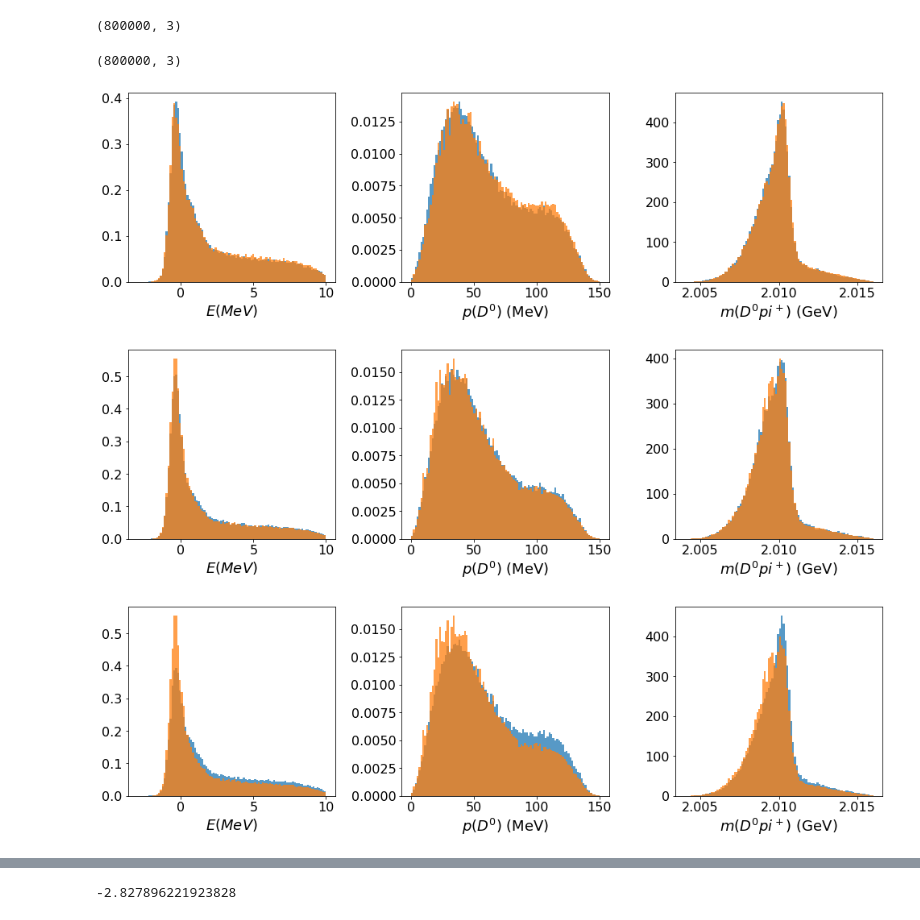
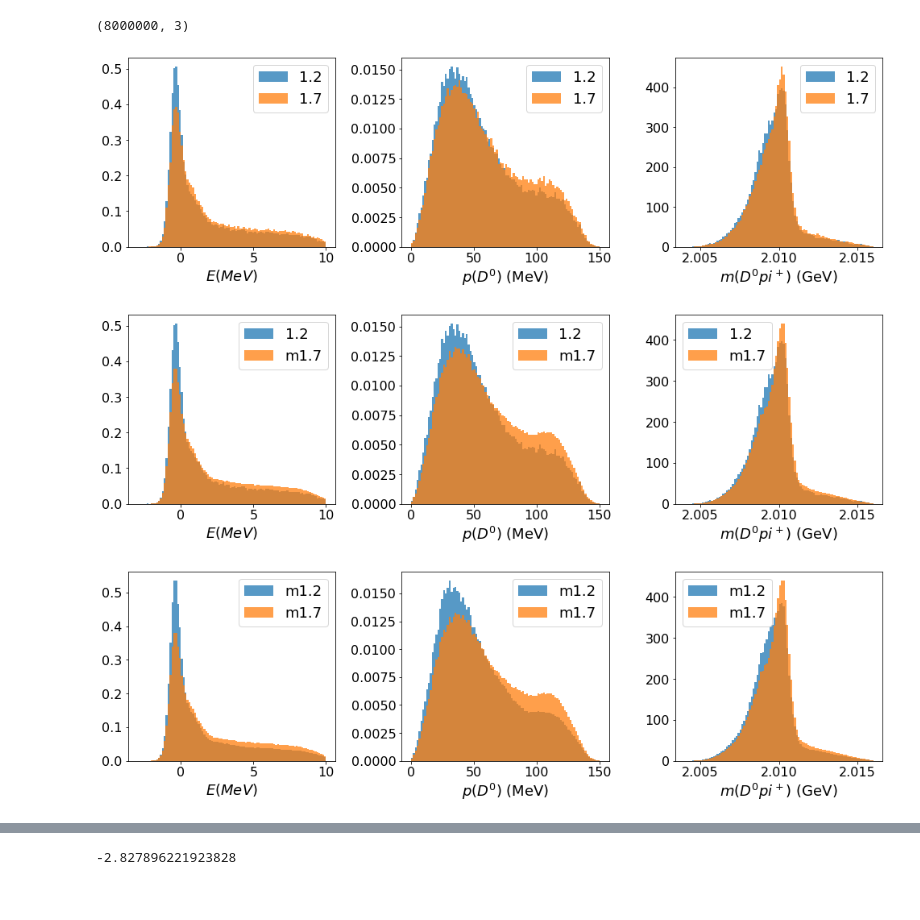
Before and after one commit to VitalyVorobyev/ddst, a Jupyter notebook: nntest.ipynb, the cells around one changed output, grey strips where cells are left out. Drawn from its saved outputs; the diff is of its cells as text; code cells hidden in the pictures.

```diff
--- a/nntest.ipynb
+++ b/nntest.ipynb
@@ -61,0 +63,3 @@ sample2.shape
+# %%
+samples = [get_sample(*p, 250)[:80000] for p in parset]
+sum(map(len, samples))
@@ -61,0 +68,6 @@ sample2.shape
+# %%
+fig, ax = plt.subplots(nrows=8, ncols=3, figsize=(14, 4.5*8))
+for idx, axrow in enumerate(ax):
+    draw_1d_projections(axrow, samples[idx], bins=100, weights=None, alpha=0.75, density=True, label=f'{1.1+idx*0.1:.1f}')
+    draw_1d_projections(axrow, samples[idx+1], bins=100, weights=None, alpha=0.75, density=True, label=f'{1.2+idx*0.1:.1f}');
+fig.tight_layout()
@@ -80,15 +101,10 @@ def norm_sample(rg, samp, mult=10):
 # %%
 rg = np.random.Generator(np.random.PCG64())
 # %%
-norm1 = norm_sample(rg, sample1, mult=10)
-norm1.shape
+norm = norm_sample(rg, samples[-1], mult=100)
+norm.shape
 # %% [output]
-(800000, 3)
+(8000000, 3)
-# %%
-norm2 = norm_sample(rg, sample2, mult=10)
-norm2.shape
-# %% [output]
-(800000, 3)
 # %%
 class NN(nn.Module):
     def apply(self, x):
@@ -154,21 +166,26 @@ model2 = read_model(*parset2, 250)
+# %%
+models = [read_model(*p, 250) for p in parset]
 # %%
-fig, ax = plt.subplots(ncols=3, nrows=1, figsize=(14, 4.5))
-draw_1d_projections(ax, sample1, bins=100, weights=None, alpha=0.75, density=True)
-draw_1d_projections(ax, norm1, bins=100, weights=model1(norm1), alpha=0.75, density=True);
+fig, ax = plt.subplots(ncols=3, figsize=(14, 4.5))
+draw_1d_projections(ax, samples[1], bins=100, weights=None, alpha=0.75, density=True, label='1.2')
+draw_1d_projections(ax, samples[-2], bins=100, weights=None, alpha=0.75, density=True, label='1.7');
 fig.tight_layout()
+plt.savefig('plots/s1.2_vs_s1.7.png')
 # %% [output]
-[figure, old version]
+[figure, new version]
 # %%
-fig, ax = plt.subplots(ncols=3, nrows=1, figsize=(14, 4.5))
-draw_1d_projections(ax, sample2, bins=100, weights=None, alpha=0.75, density=True)
-draw_1d_projections(ax, norm2, bins=100, weights=model2(norm2), alpha=0.75, density=True);
+fig, ax = plt.subplots(ncols=3, figsize=(14, 4.5))
+draw_1d_projections(ax, samples[1], bins=100, weights=None, alpha=0.75, density=True, label='1.2')
+draw_1d_projections(ax, norm, bins=100, weights=models[-2](norm), alpha=0.75, density=True, label='m1.7');
 fig.tight_layout()
+plt.savefig('plots/s1.2_vs_m1.7.png')
 # %% [output]
-[figure, old version]
+[figure, new version]
 # %%
-fig, ax = plt.subplots(ncols=3, nrows=1, figsize=(14, 4.5))
-draw_1d_projections(ax, sample1, bins=100, weights=None, alpha=0.75, density=True)
-draw_1d_projections(ax, norm2, bins=100, weights=model2(norm2), alpha=0.75, density=True);
+fig, ax = plt.subplots(ncols=3, figsize=(14, 4.5))
+draw_1d_projections(ax, norm, bins=100, weights=models[1](norm), alpha=0.75, density=True, label='m1.2')
+draw_1d_projections(ax, norm, bins=100, weights=models[-2](norm), alpha=0.75, density=True, label='m1.7');
 fig.tight_layout()
+plt.savefig('plots/m1.2_vs_m1.7.png')
 # %% [output]
-[figure, old version]
+[figure, new version]
```
Also changed, not shown: parts of 25 cells of this notebook.
